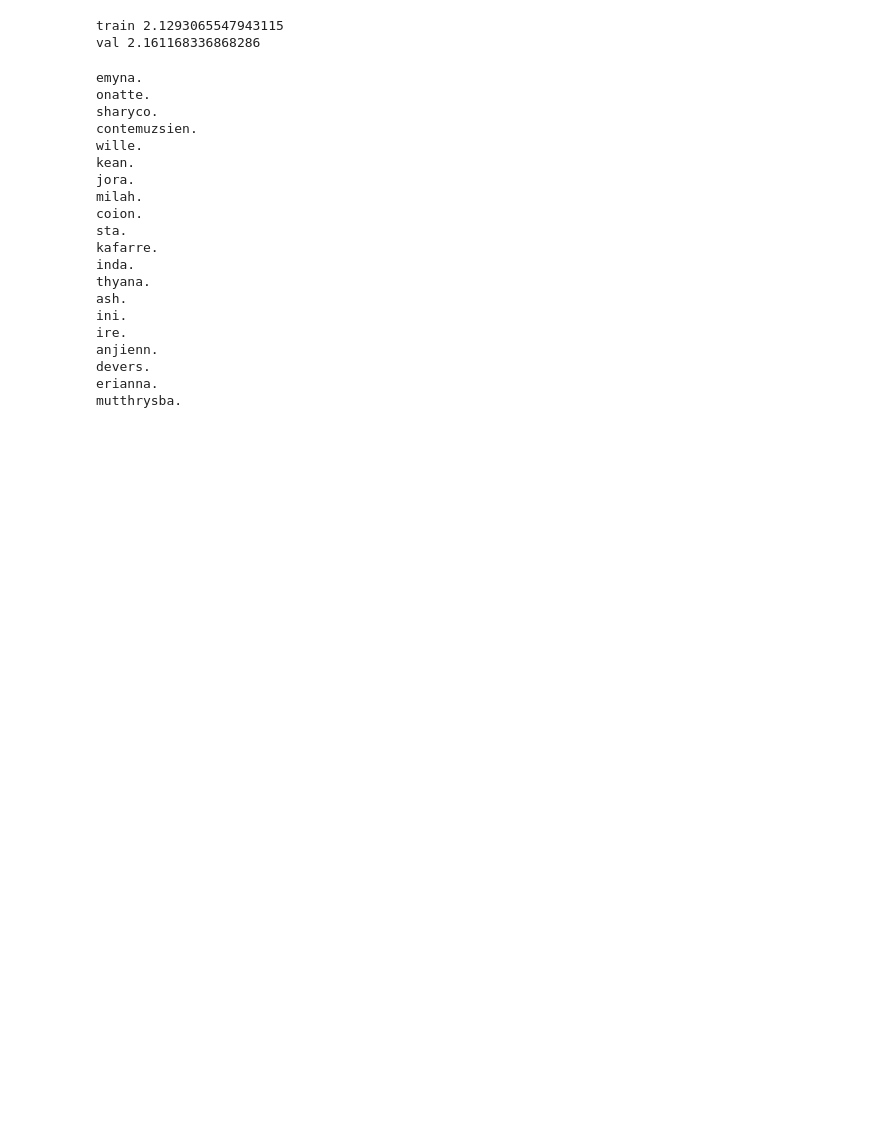
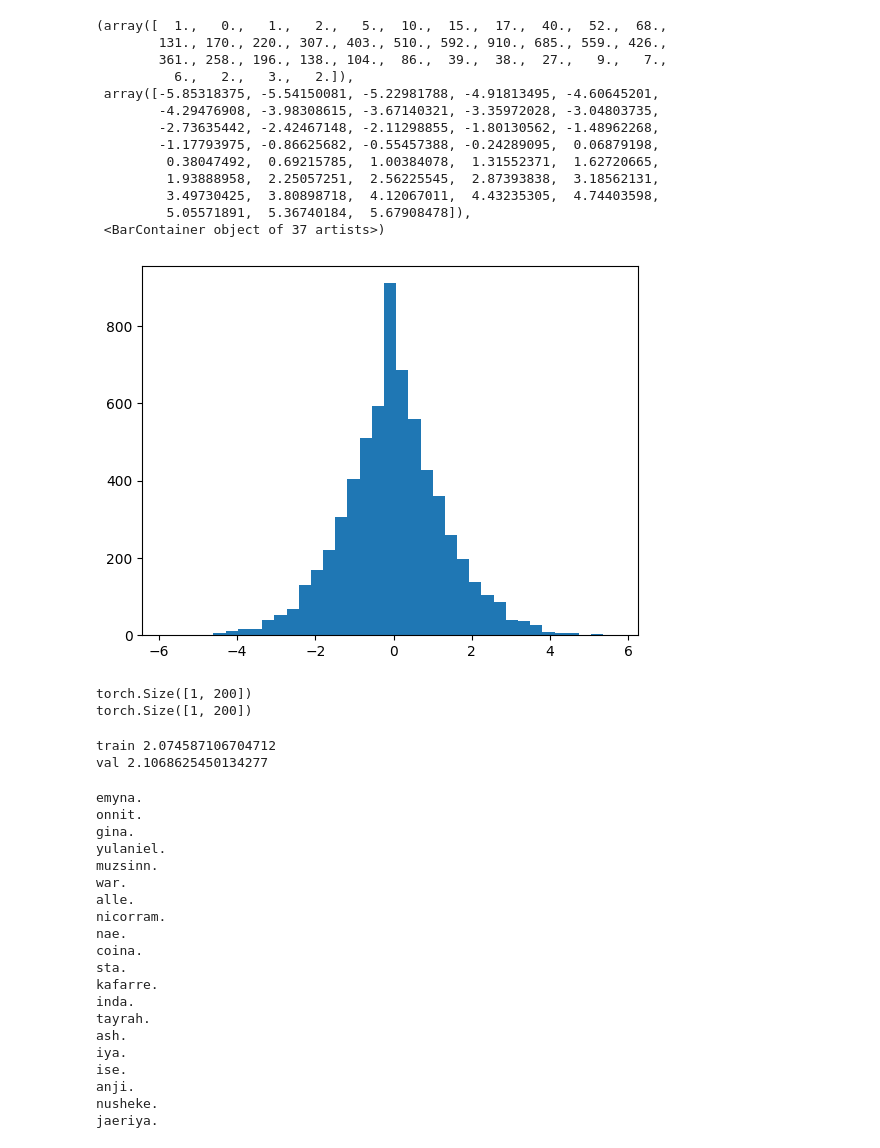
Before and after one commit to Dinuda/makemore, a Jupyter notebook: batchNorm.ipynb, the cells around one changed output. Saved outputs shown, nothing was run; the diff lists cells and outputs as text; code cells hidden in the pictures; blank space fills up the shorter version.

```diff
--- a/batchNorm.ipynb
+++ b/batchNorm.ipynb
@@ -125,3 +212,36 @@ plt.plot(lossi)
+# %%
+plt.hist(hpreact.view(-1).tolist(), int(2*(len(hpreact.view(-1).tolist()) ** (1. / 3))))
+# %% [output]
+(array([  1.,   0.,   1.,   2.,   5.,  10.,  15.,  17.,  40.,  52.,  68.,
+        131., 170., 220., 307., 403., 510., 592., 910., 685., 559., 426.,
+        361., 258., 196., 138., 104.,  86.,  39.,  38.,  27.,   9.,   7.,
+          6.,   2.,   3.,   2.]),
+ array([-5.85318375, -5.54150081, -5.22981788, -4.91813495, -4.60645201,
+        -4.29476908, -3.98308615, -3.67140321, -3.35972028, -3.04803735,
+        -2.73635442, -2.42467148, -2.11298855, -1.80130562, -1.48962268,
+        -1.17793975, -0.86625682, -0.55457388, -0.24289095,  0.06879198,
+         0.38047492,  0.69215785,  1.00384078,  1.31552371,  1.62720665,
+         1.93888958,  2.25057251,  2.56225545,  2.87393838,  3.18562131,
+         3.49730425,  3.80898718,  4.12067011,  4.43235305,  4.74403598,
+         5.05571891,  5.36740184,  5.67908478]),
+ <BarContainer object of 37 artists>)
+[figure, added]
+# %%
+# calibrate batch norm at end of training cycles
+
+with torch.no_grad():
+    # pass the training through the set
+    emb = C[Xtr]
+    embcat = emb.view(emb.shape[0], -1)
+    hpreact = embcat @ W1
+
+    bnmean = hpreact.mean(0, keepdim=True)
+    bnstd = hpreact.std(0, keepdim=True)
+    print(bnstd_running.shape)
+    print(bnstd.shape)
+# %% [output]
+torch.Size([1, 200])
+torch.Size([1, 200])
 # %%
 @torch.no_grad() # disables grad tracking, no need to maintain the graph
 def split_loss(split):
@@ -133,7 +253,10 @@ def split_loss(split):
 
     emb = C[x] #[embdn, block_size, ]
     embcat = emb.view(emb.shape[0], -1) #concat into (N, block_size * n_embd)
-    h = torch.tanh(embcat @ W1 + b1)
+    hpreact = embcat @ W1
+    # hpreact = bngain * (hpreact - hpreact.mean(1, keepdim=True)) / hpreact.std(1, keepdim=True) + bnbias
+    hpreact = bngain * (hpreact - bnmean) / bnstd + bnbias
+    h = torch.tanh(hpreact)
     logits = h @ W2 + b2
     loss = F.cross_entropy(logits, y)
     print(split, loss.item())
@@ -141,8 +264,8 @@ def split_loss(split):
 split_loss('train')
 split_loss('val')
 # %% [output]
-train 2.1293065547943115
-val 2.161168336868286
+train 2.074587106704712
+val 2.1068625450134277
 # %%
 # sample from the model
 g = torch.Generator().manual_seed(21476891001)
@@ -153,7 +276,10 @@ for _ in range(20):
 
     while True:
         emb = C[torch.tensor(context)] #(1, block_size, n_embd)
-        h = torch.tanh(emb.view(1, -1) @ W1 + b1)
+        embcat = emb.view(1, -1)
+        hpreact = embcat @ W1
+        hpreact = bngain * (hpreact - bnmean) / bnstd + bnbias
+        h = torch.tanh(hpreact)
         logits = h @ W2 + b2
         probs = F.softmax(logits, dim=1)
         ix = torch.multinomial(probs, num_samples=1, generator=g).item()
@@ -164,22 +290,22 @@ for _ in range(20):
     print(''.join(itos[i] for i in out))
 # %% [output]
 emyna.
-onatte.
-sharyco.
-contemuzsien.
-wille.
-kean.
-jora.
-milah.
-coion.
+onnit.
+gina.
+yulaniel.
+muzsinn.
+war.
+alle.
+nicorram.
+nae.
+coina.
 sta.
 kafarre.
 inda.
-thyana.
+tayrah.
 ash.
-ini.
-ire.
-anjienn.
-devers.
-erianna.
-mutthrysba.
+iya.
+ise.
+anji.
+nusheke.
+jaeriya.
```
Also changed, not shown: parts of 10 cells of this notebook, 1 other file.
